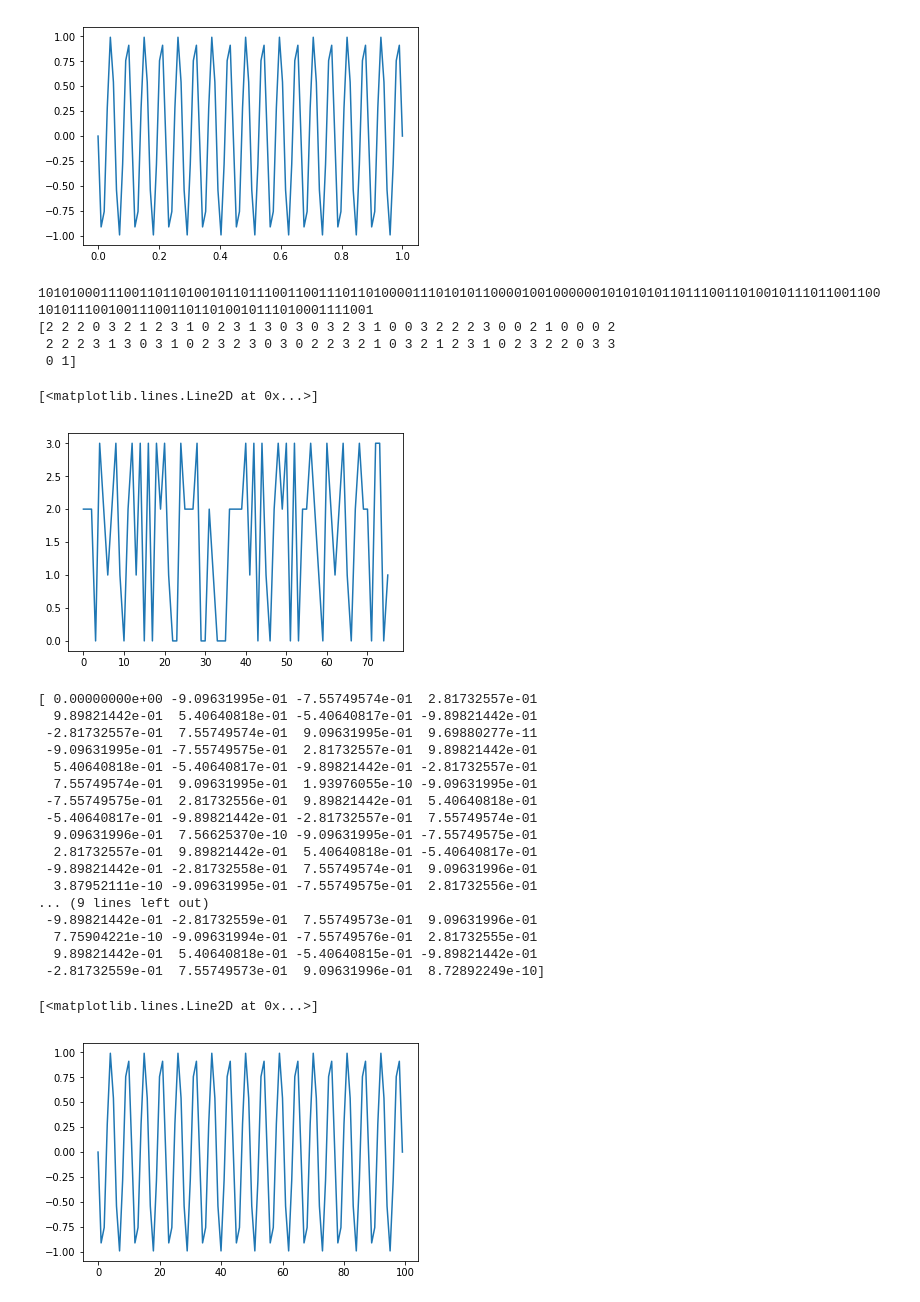
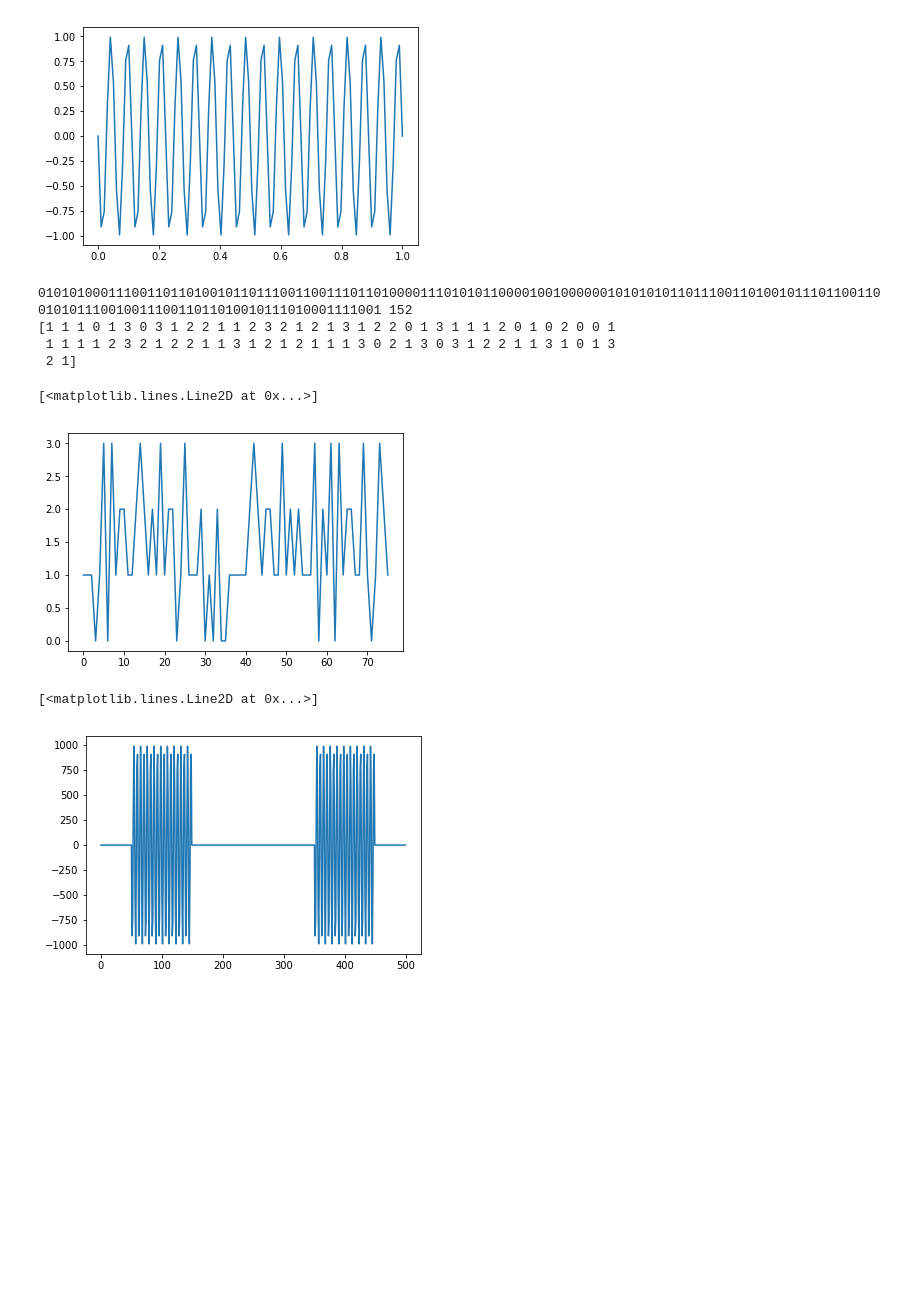
Before and after one commit to agil27/wivi, a Jupyter notebook: modulation.ipynb, the cells around one changed output. Drawn from its saved outputs; the diff is of its cells as text; code cells hidden in the pictures; blank space fills up the shorter version.

```diff
--- a/modulation.ipynb
+++ b/modulation.ipynb
@@ -27,63 +27,35 @@ from binascii import hexlify
 my_str = 'Tsinghua University'
 #my_str = '0000010100001010000011110000110000001000' # Project介绍里面要求用这个 5字节的16进制数5afc8
 def encode(x):
-    ''''''
-    info = x.encode('ascii')
-    info = hexlify(info)
-    info = info.decode('ascii')
-    info = int(info, 16)
-    info = bin(info)
-    info = str(info)[2:]
-    ''''''
-    #info = x
-    length = len(info)
-    print(info)
-    arr = [int(info[2 * i:2 * i + 2], 2) for i in range(length // 2)]
-    if length & 1 == 1:
-        arr.append(int(info[-1], 2))
+    info = ''.join([bin(ord(ch))[2:].zfill(8) for ch in x])
+    print(info, len(info))
+    arr = [int(info[2 * i:2 * i + 2], 2) for i in range(len(info) // 2)]
     arr = np.array(arr, dtype=np.short)
     print(arr)
     return arr
 arr = encode(my_str)
 plt.plot(arr)
 # %% [output]
-1010100011100110110100101101110011001110110100001110101011000010010000001010101011011100110100101110110011001010111001001110011011010010111010001111001
-[2 2 2 0 3 2 1 2 3 1 0 2 3 1 3 0 3 0 3 2 3 1 0 0 3 2 2 2 3 0 0 2 1 0 0 0 2
- 2 2 2 3 1 3 0 3 1 0 2 3 2 3 0 3 0 2 2 3 2 1 0 3 2 1 2 3 1 0 2 3 2 2 0 3 3
- 0 1]
+01010100011100110110100101101110011001110110100001110101011000010010000001010101011011100110100101110110011001010111001001110011011010010111010001111001 152
+[1 1 1 0 1 3 0 3 1 2 2 1 1 2 3 2 1 2 1 3 1 2 2 0 1 3 1 1 1 2 0 1 0 2 0 0 1
+ 1 1 1 1 2 3 2 1 2 2 1 1 3 1 2 1 2 1 1 1 3 0 2 1 3 0 3 1 2 2 1 1 3 1 0 1 3
+ 2 1]
 [<matplotlib.lines.Line2D at 0x...>]
-[figure, old version]
+[figure, new version]
 # %%
 def syth(pulse, arr):
     sig = [np.append(pulse, pause[i]) for i in arr]
     sig = np.concatenate(sig, axis=0)
     sig = np.append(pause[3], sig)
     return sig
 sig = syth(pulse, arr)
-#sig = sig.astype(np.short)
-x = np.linspace(0, 1, len(sig))
-print(sig[1200:1300])
-plt.plot(sig[1200:1300])
+sigout = sig * 1000
+sigout = sigout.astype(np.short)
+x = np.linspace(0, 1, len(sigout))
+plt.plot(sigout[350:850])
 # %% [output]
-[ 0.00000000e+00 -9.09631995e-01 -7.55749574e-01  2.81732557e-01
-  9.89821442e-01  5.40640818e-01 -5.40640817e-01 -9.89821442e-01
- -2.81732557e-01  7.55749574e-01  9.09631995e-01  9.69880277e-11
- -9.09631995e-01 -7.55749575e-01  2.81732557e-01  9.89821442e-01
-  5.40640818e-01 -5.40640817e-01 -9.89821442e-01 -2.81732557e-01
-  7.55749574e-01  9.09631995e-01  1.93976055e-10 -9.09631995e-01
- -7.55749575e-01  2.81732556e-01  9.89821442e-01  5.40640818e-01
- -5.40640817e-01 -9.89821442e-01 -2.81732557e-01  7.55749574e-01
-  9.09631996e-01  7.56625370e-10 -9.09631995e-01 -7.55749575e-01
-  2.81732557e-01  9.89821442e-01  5.40640818e-01 -5.40640817e-01
- -9.89821442e-01 -2.81732558e-01  7.55749574e-01  9.09631996e-01
-  3.87952111e-10 -9.09631995e-01 -7.55749575e-01  2.81732556e-01
-... (9 lines left out)
- -9.89821442e-01 -2.81732559e-01  7.55749573e-01  9.09631996e-01
-  7.75904221e-10 -9.09631994e-01 -7.55749576e-01  2.81732555e-01
-  9.89821442e-01  5.40640818e-01 -5.40640815e-01 -9.89821442e-01
- -2.81732559e-01  7.55749573e-01  9.09631996e-01  8.72892249e-10]
+[<matplotlib.lines.Line2D at 0x...>]
-[<matplotlib.lines.Line2D at 0x...>]
-[figure, old version]
+[figure, new version]
 # %%
 import wave
 def writewav(data, filename, fs):
```
Also changed, not shown: parts of 3 cells of this notebook, 1 other file.
